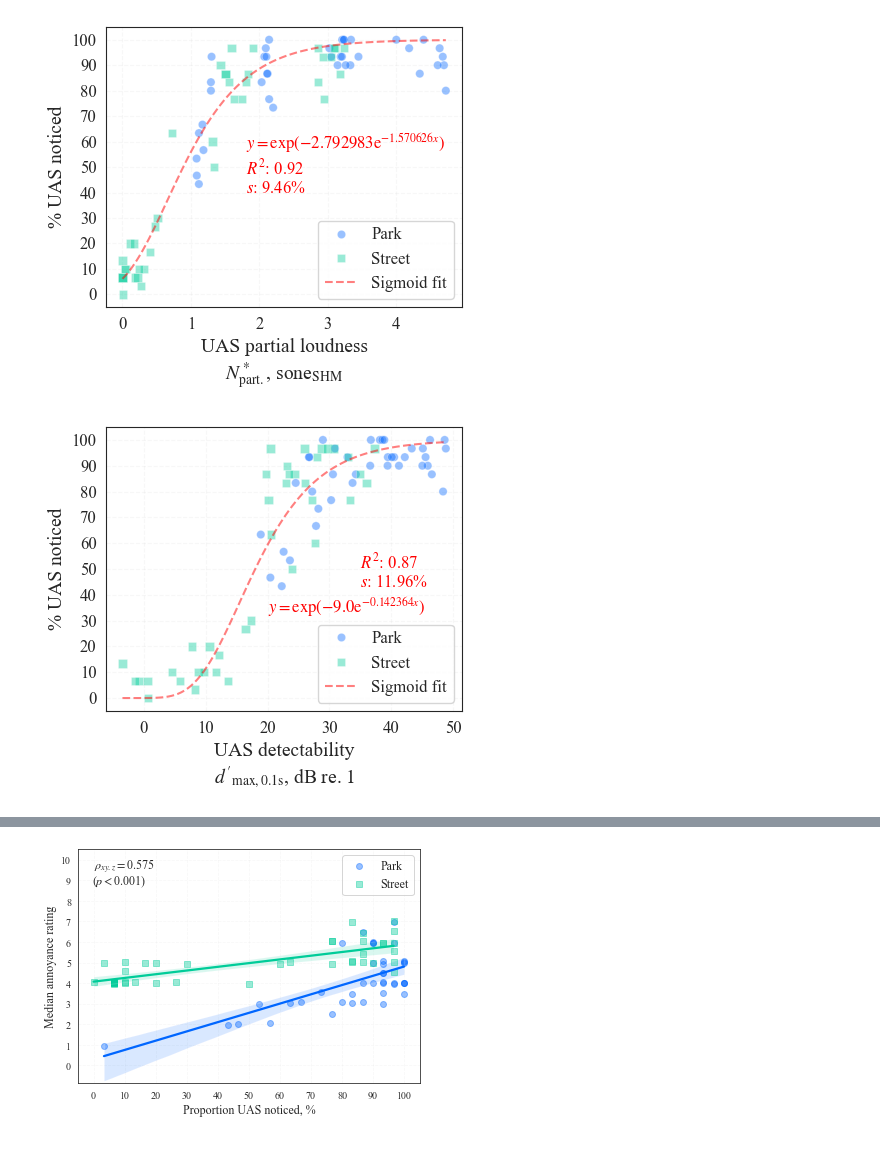
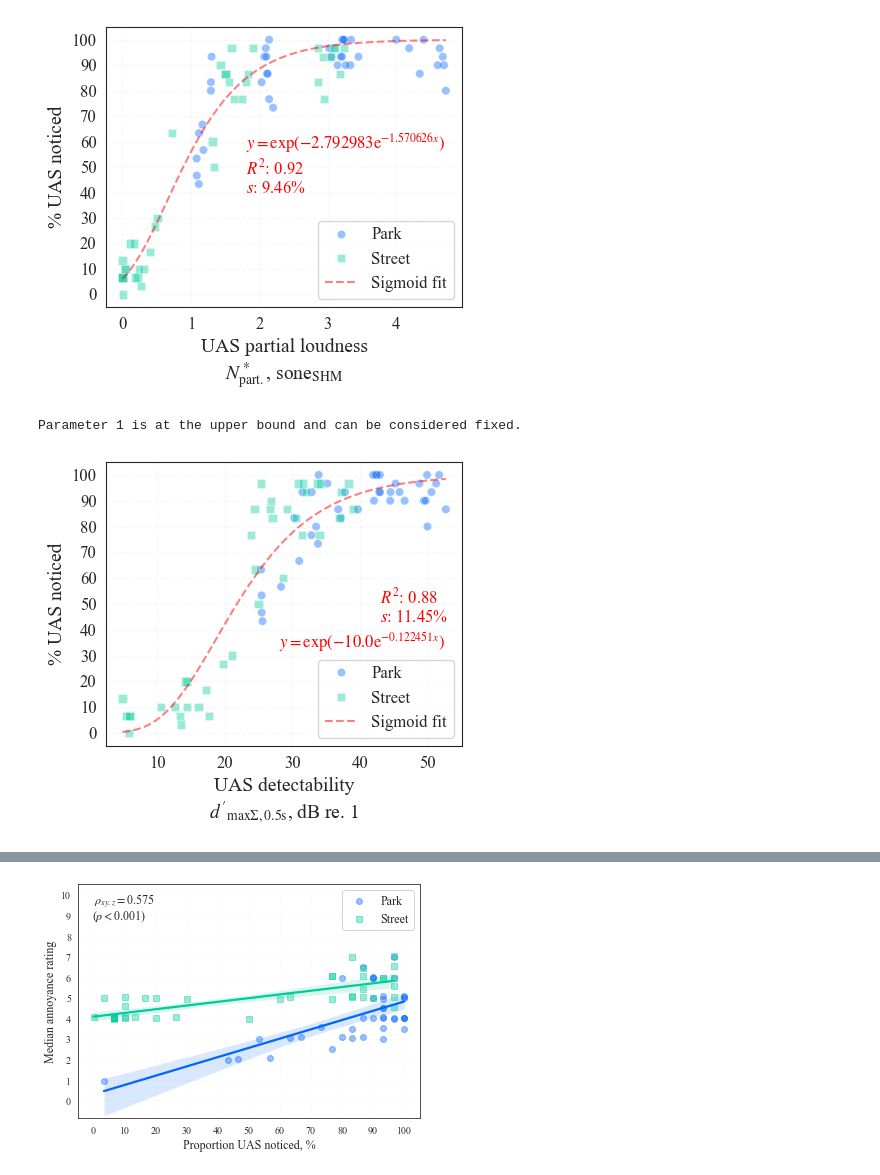
Before and after one commit to acoustics-code-salford/refmap-psychoacoustics, a Jupyter notebook: src/refmap_psychoacoustics/notebooks/refmap_listest1_analysis_EDA_partA.ipynb, the cells around one changed output, grey strips where cells are left out. Saved outputs shown, nothing was run; the diff lists cells and outputs as text; code cells hidden in the pictures.

```diff
--- a/src/refmap_psychoacoustics/notebooks/refmap_listest1_analysis_EDA_partA.ipynb
+++ b/src/refmap_psychoacoustics/notebooks/refmap_listest1_analysis_EDA_partA.ipynb
@@ -1939,34 +1939,34 @@ data = dataByStimTestANotice.loc[dataByStimTestANotice['UASType']
                                  != 'Baseline'].sort_values(by='AmbientEnv')
 markers = {"Park": 'o', "Street": "s"}
 
-mask = dataByStimTestANotice['Detect0p1dBMaxMaxLR'].notna()
+mask = dataByStimTestANotice['Detect0p5dBMaxIntMaxLR'].notna()
 
-testCorr = pg.corr(data['Detect0p1dBMaxMaxLR'],
+testCorr = pg.corr(data['Detect0p5dBMaxIntMaxLR'],
                    data['NoticedPropFilt'],
                    method='spearman')
 
 rVal = display_round(testCorr['r'].iloc[0], 2, floor=False)
-pVal = display_round(testCorr['p_val'].iloc[0], 3)
+pVal = display_round(testCorr['p_val'].iloc[0], 3, floor=True)
 rCI = testCorr['CI95'].iloc[0]
 
-sns.scatterplot(data=data, x='Detect0p1dBMaxMaxLR', y='NoticedPropFilt',
+sns.scatterplot(data=data, x='Detect0p5dBMaxIntMaxLR', y='NoticedPropFilt',
                 hue='AmbientEnv', markers=markers, style='AmbientEnv',
                 ax=ax, palette=mycolours[0:2], alpha=0.4)
 ax.set(xscale='linear', xticks=range(0, 70, 10), yticks=np.arange(0, 1.1, 0.1), yticklabels=range(0, 110, 10),
-       xlabel="UAS detectability" + "\n" + r"$d'_\mathrm{max,0.1s}$, dB re. 1",
+       xlabel="UAS detectability" + "\n" + r"$d'_\mathrm{max\Sigma,0.5s}$, dB re. 1",
        ylabel="% UAS noticed")
 ax.grid(alpha=0.15, linestyle='--')
 ax.legend(loc='lower right', fontsize=12)
 
-ax.text(-3, 0.8, r"$\rho=$ " + rVal
+ax.text(3, 0.8, r"$\rho=$ " + rVal
         + "\n" + "[" + display_round(rCI[0], 2, floor=False) + ", "
         + display_round(rCI[1], 2, floor=False) + "]"
-        + "\n" + "(" + r"$p=$ " + pVal + ")",
+        + "\n" + "(" + r"$p$ " + pVal + ")",
         fontsize=12)
 
 if saveplots:
 
-    filename = "NoticeVsDetect0p1MaxByAmbFilt"
+    filename = "NoticeVsDetect0p5MaxIntByAmbFilt"
 
     plt.savefig(os.path.join(outFigPath, "svg", filename + ".svg"),
                 format='svg')
@@ -1979,48 +1979,49 @@ for text in list(ax.texts):
 bounds = ([1e-12, 1e-12], [10, 10])
 
 popt, pcov = curve_fit(gompertz,
-                       data.loc[mask, 'Detect0p1dBMaxMaxLR'],
+                       data.loc[mask, 'Detect0p5dBMaxIntMaxLR'],
                        data.loc[mask, 'NoticedPropFilt'],
                        p0=[1, 1],
                        bounds=bounds)
 
-dof = len(data.loc[mask, 'PartLoudSHMPowAvgBin']) - len(popt)
+dof = len(data.loc[mask, 'Detect0p5dBMaxIntMaxLR']) - len(popt)
 
 # check if any of the parameters are at the bounds and thus can be considered fixed,
 # then subtract the number of fixed parameters from the degrees of freedom
 for i, (param, lower, upper) in enumerate(zip(popt, bounds[0], bounds[1])):
     if np.isclose(param, lower):
         print(f"Parameter {i} is at the lower bound and can be considered fixed.")
         dof -= 1
     elif np.isclose(param, upper):
         print(f"Parameter {i} is at the upper bound and can be considered fixed.")
         dof -= 1
 
-x_vals = np.linspace(np.min(dataByStimTestANotice['Detect0p1dBMaxMaxLR']),
-                     np.max(dataByStimTestANotice['Detect0p1dBMaxMaxLR']), 100)
+x_vals = np.linspace(np.min(dataByStimTestANotice['Detect0p5dBMaxIntMaxLR']),
+                     np.max(dataByStimTestANotice['Detect0p5dBMaxIntMaxLR']), 100)
 y_vals = gompertz(x_vals, *popt)
 ax.plot(x_vals, y_vals, color='red', linestyle='--', alpha=0.5, label='Sigmoid fit')
 ax.legend(loc='lower right', fontsize=12)
 
 r_squared, rse = gof(data.loc[mask, 'NoticedPropFilt'],
-                     gompertz(data.loc[mask, 'Detect0p1dBMaxMaxLR'], *popt),
+                     gompertz(data.loc[mask, 'Detect0p5dBMaxIntMaxLR'], *popt),
                      dof=dof)
 
-ax.text(20, 0.33, s=f"$y = \mathrm{{exp}}({{-{popt[1]:.1f}}}\\mathrm{{e}}^{{-{popt[0]:.6f}x}})$",
+ax.text(28, 0.33, s=f"$y = \mathrm{{exp}}({{-{popt[1]:.1f}}}\\mathrm{{e}}^{{-{popt[0]:.6f}x}})$",
         fontsize=12, color='red')
-ax.text(35, 0.43, s=r"$R^2$: " + display_round(r_squared, 2, floor=False)
+ax.text(43, 0.43, s=r"$R^2$: " + display_round(r_squared, 2, floor=False)
         + "\n$s$: " + display_round(rse*100, 2, floor=False) + "%",
         fontsize=12, color='red')
 
 if saveplots:
 
-    filename = "NoticeVsDetect0p1MaxByAmbFiltSig"
+    filename = "NoticeVsDetect0p5MaxIntByAmbFiltSig"
 
     plt.savefig(os.path.join(outFigPath, "svg", filename + ".svg"),
                 format='svg')
     plt.savefig(os.path.join(outFigPath, "pdf", filename + ".pdf"),
                 format='pdf')
 
 plt.show()
 # %% [output]
+Parameter 1 is at the upper bound and can be considered fixed.
-[figure, old version]
+[figure, new version]
```
Also changed, not shown: parts of 8 cells of this notebook, 2 other files.
